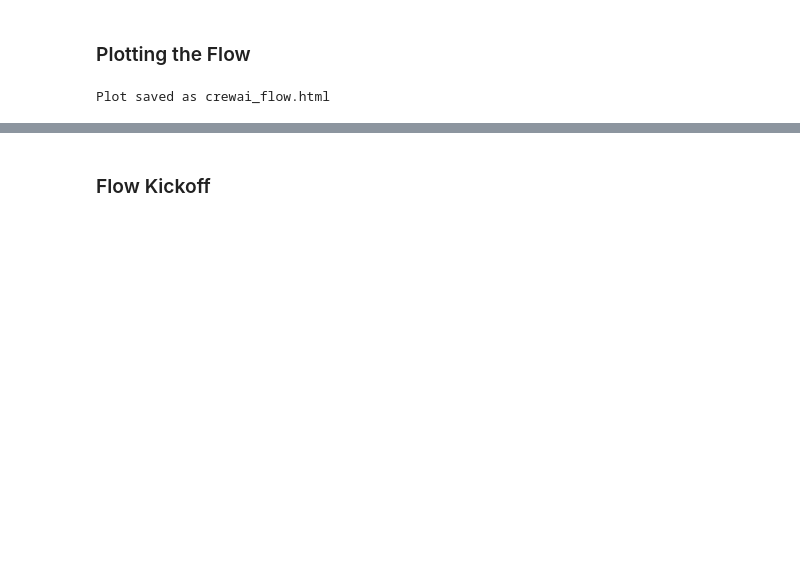
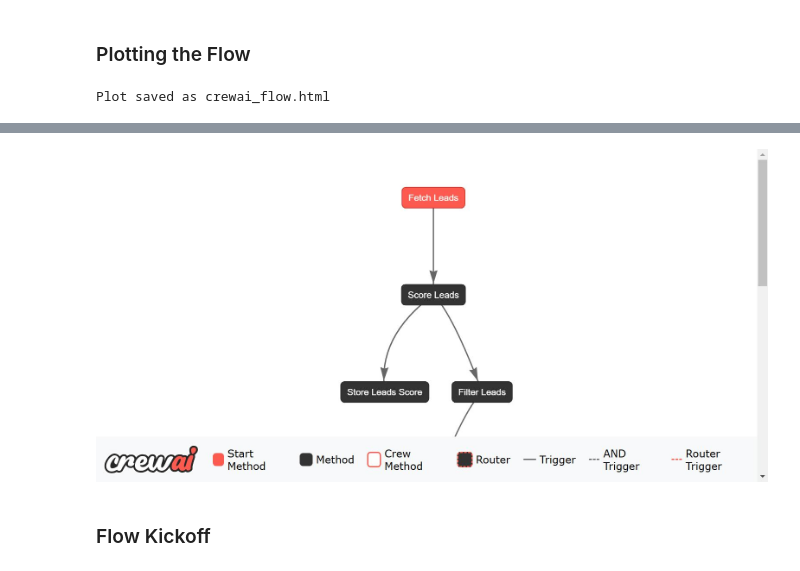
Before and after one commit to micag2025/DeepLearningAI-CrewAI, a Jupyter notebook: Practical_Multi_AI_Agents_and_Advanced_use_cases_with_CrewAI/Agentic_Sales_Pipelines/agentic_sales_pipelines.ipynb, the cells around one changed output, grey strips where cells are left out. Saved outputs shown, nothing was run; the diff lists cells and outputs as text; code cells hidden in the pictures; blank space fills up the shorter version.

```diff
--- a/Practical_Multi_AI_Agents_and_Advanced_use_cases_with_CrewAI/Agentic_Sales_Pipelines/agentic_sales_pipelines.ipynb
+++ b/Practical_Multi_AI_Agents_and_Advanced_use_cases_with_CrewAI/Agentic_Sales_Pipelines/agentic_sales_pipelines.ipynb
@@ -308,3 +327,13 @@ IFrame(src="http://127.0.0.1:3000/crewai_flow.html", width="100%", height=600)
+# %%
+from IPython.display import Image
+
+# Path to your image
+image_path = 'crewai_flow.jpg'
+
+# Display the image
+Image(filename=image_path)
+# %% [output]
+[figure, added]
 # %% [markdown]
 ### Flow Kickoff
 # %%
```
Also changed, not shown: parts of 21 cells of this notebook, 2 other files.
